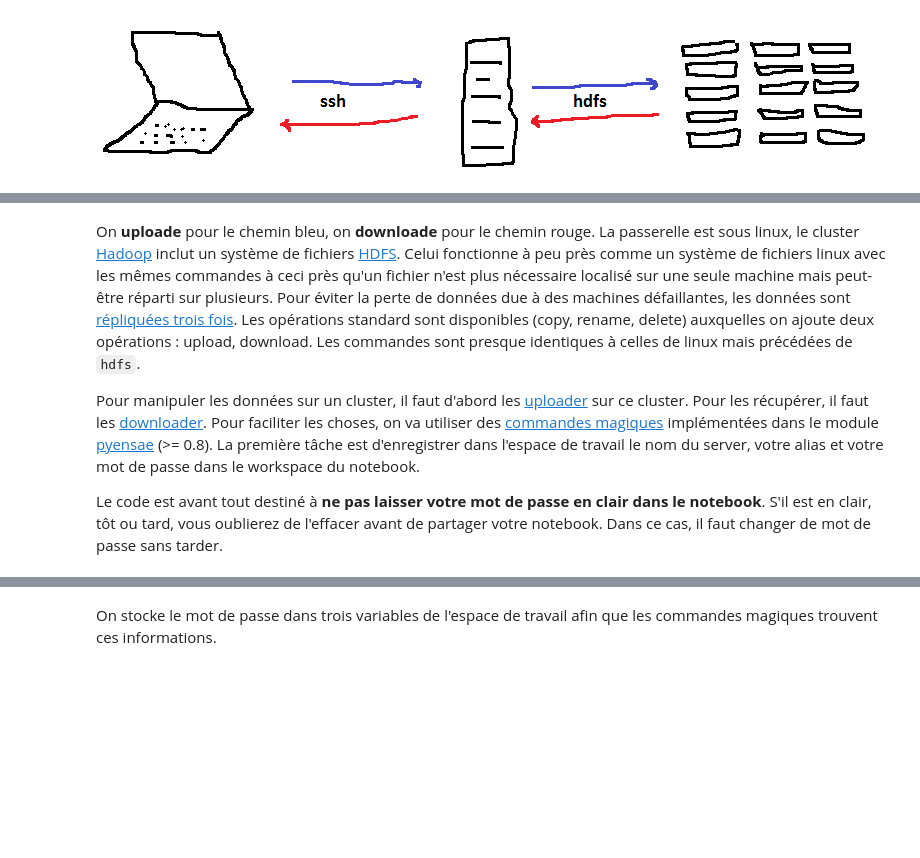
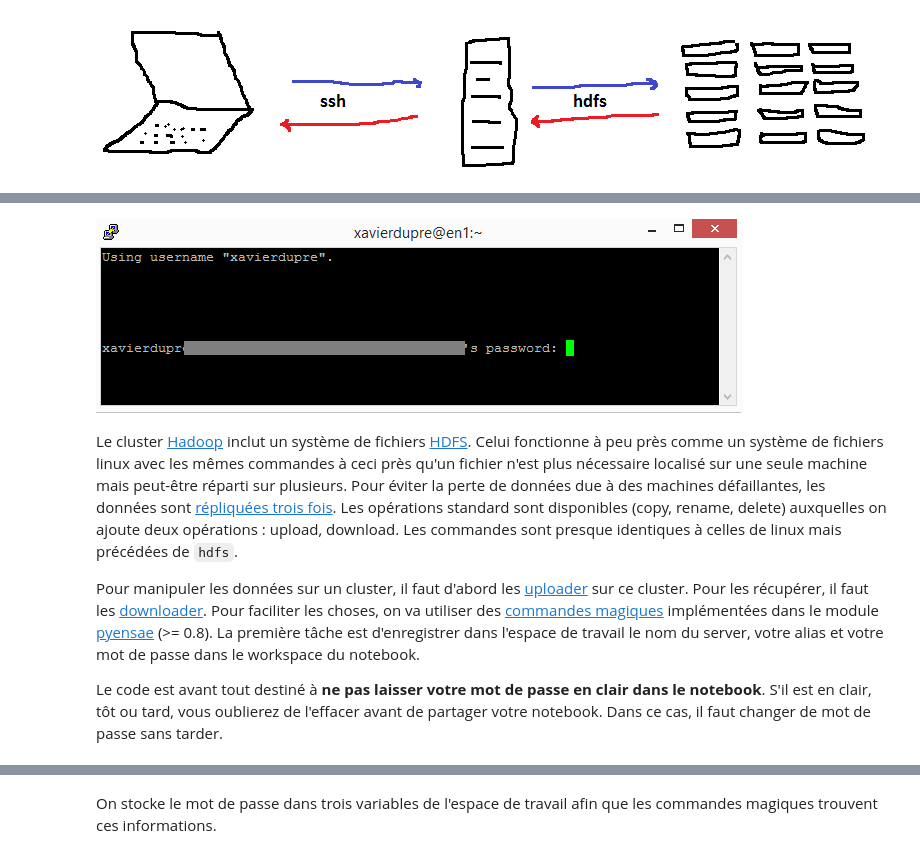
Before and after one commit to sdpython/ensae_teaching_cs, a Jupyter notebook: _doc/notebooks/td3a/td3a_cenonce_session6.ipynb, the cells around one changed output, grey strips where cells are left out. Drawn from its saved outputs; the diff is of its cells as text; code cells hidden in the pictures; blank space fills up the shorter version.

```diff
--- a/_doc/notebooks/td3a/td3a_cenonce_session6.ipynb
+++ b/_doc/notebooks/td3a/td3a_cenonce_session6.ipynb
@@ -90,5 +99,9 @@ Image("hdfspath.png")
+# %%
+NbImage("putty2.png", width=600)
+# %% [output]
+[figure, added]
 # %% [markdown]
-On **uploade** pour le chemin bleu, on **downloade** pour le chemin rouge. La passerelle est sous linux, le cluster [Hadoop](http://hadoop.apache.org/) inclut un système de fichiers [HDFS](http://hadoop.apache.org/docs/r1.2.1/hdfs_design.html). Celui fonctionne à peu près comme un système de fichiers linux avec les mêmes commandes à ceci près qu'un fichier n'est plus nécessaire localisé sur une seule machine mais peut-être réparti sur plusieurs. Pour éviter la perte de données due à des machines défaillantes, les données sont [répliquées trois fois](http://www.bigdataplanet.info/2013/10/Hadoop-Tutorial-Part-3-Replication-and-Read-Operations-in-HDFS.html). Les opérations standard sont disponibles (copy, rename, delete) auxquelles on ajoute deux opérations : upload, download. Les commandes sont presque identiques à celles de linux mais précédées de ``hdfs``.
+Le cluster [Hadoop](http://hadoop.apache.org/) inclut un système de fichiers [HDFS](http://hadoop.apache.org/docs/r1.2.1/hdfs_design.html). Celui fonctionne à peu près comme un système de fichiers linux avec les mêmes commandes à ceci près qu'un fichier n'est plus nécessaire localisé sur une seule machine mais peut-être réparti sur plusieurs. Pour éviter la perte de données due à des machines défaillantes, les données sont [répliquées trois fois](http://www.bigdataplanet.info/2013/10/Hadoop-Tutorial-Part-3-Replication-and-Read-Operations-in-HDFS.html). Les opérations standard sont disponibles (copy, rename, delete) auxquelles on ajoute deux opérations : upload, download. Les commandes sont presque identiques à celles de linux mais précédées de ``hdfs``.
 
 Pour manipuler les données sur un cluster, il faut d'abord les [uploader](http://fr.wiktionary.org/wiki/uploader) sur ce cluster. Pour les récupérer, il faut les [downloader](http://fr.wikipedia.org/wiki/T%C3%A9l%C3%A9chargement). Pour faciliter les choses, on va utiliser des [commandes magiques](http://ipython.org/ipython-doc/dev/interactive/magics.html?highlight=command) implémentées dans le module [pyensae](http://www.xavierdupre.fr/app/pyensae/helpsphinx/) (>= 0.8). La première tâche est d'enregistrer dans l'espace de travail le nom du server, votre alias et votre mot de passe dans le workspace du notebook.
 
```
Also changed, not shown: parts of 6 cells of this notebook, 9 other files.
